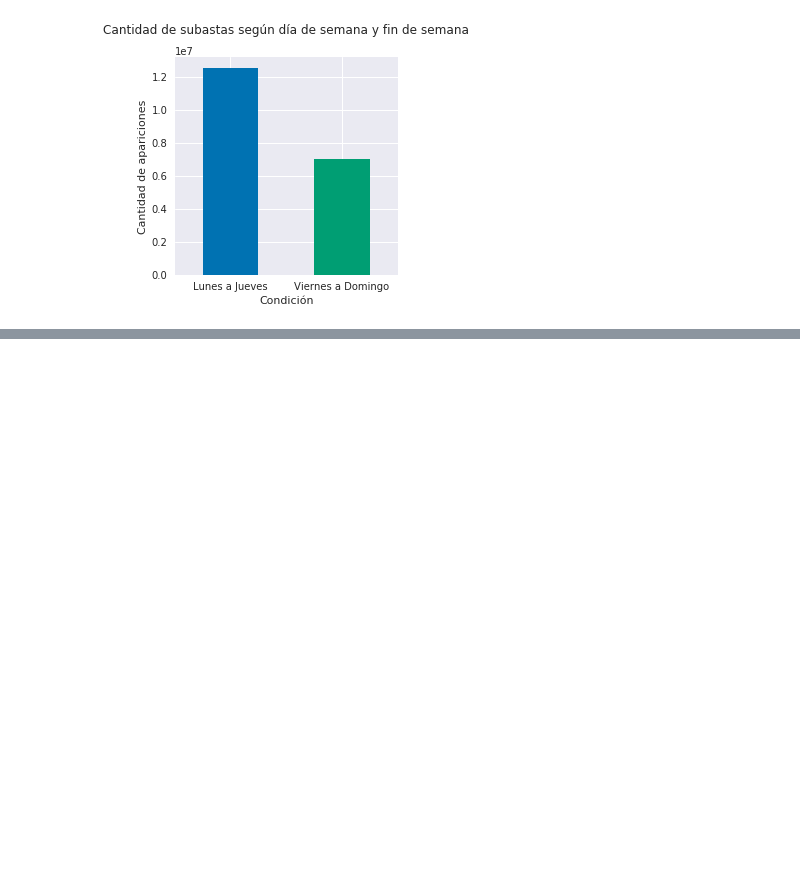
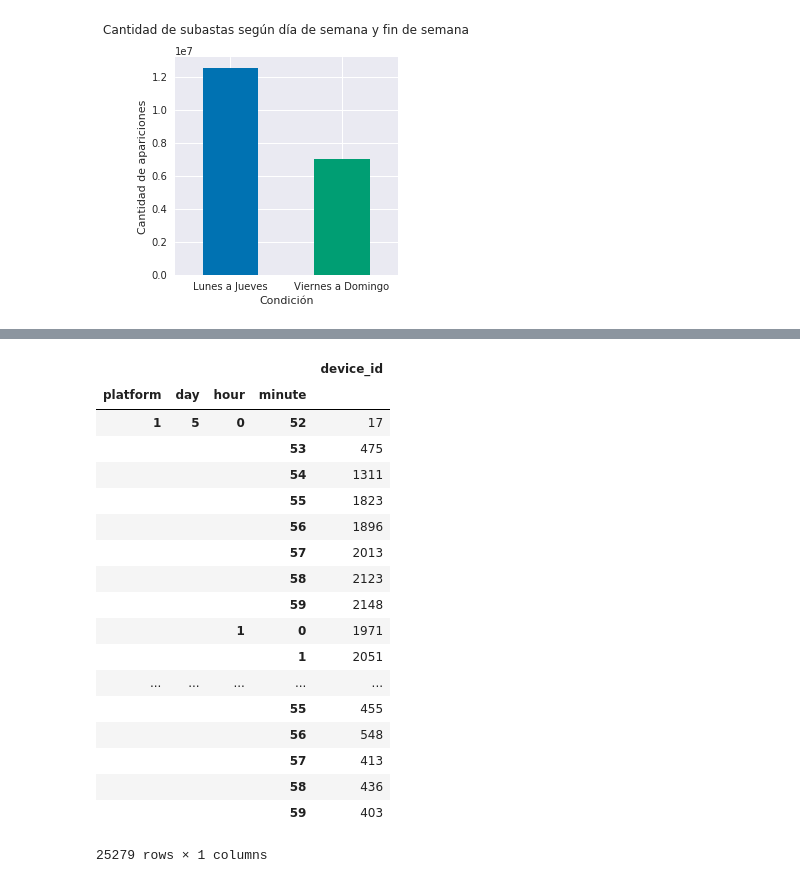
Before and after one commit to mateoicalvo/7506, a Jupyter notebook: tp1/analisis/auctions/auctions.ipynb, the cells around one changed output, grey strips where cells are left out. Drawn from its saved outputs; the diff is of its cells as text; code cells hidden in the pictures; blank space fills up the shorter version.

```diff
--- a/tp1/analisis/auctions/auctions.ipynb
+++ b/tp1/analisis/auctions/auctions.ipynb
@@ -144,0 +166,22 @@ plt.xticks(np.arange(2),["Lunes a Jueves", "Viernes a Domingo"], rotation="horiz
+# %%
+auctions.groupby(["platform", "day", "hour", "minute"]).agg({"device_id" : "count"})
+# %% [output]
+|  |  |  |  | device_id |
+| platform | day | hour | minute |  |
+| 1 | 5 | 0 | 52 | 17 |
+|  |  |  | 53 | 475 |
+|  |  |  | 54 | 1311 |
+|  |  |  | 55 | 1823 |
+|  |  |  | 56 | 1896 |
+|  |  |  | 57 | 2013 |
+|  |  |  | 58 | 2123 |
+|  |  |  | 59 | 2148 |
+|  |  | 1 | 0 | 1971 |
+|  |  |  | 1 | 2051 |
+| ... | ... | ... | ... | ... |
+|  |  |  | 55 | 455 |
+|  |  |  | 56 | 548 |
+|  |  |  | 57 | 413 |
+|  |  |  | 58 | 436 |
+|  |  |  | 59 | 403 |
+25279 rows × 1 columns
```
Also changed, not shown: parts of 7 cells of this notebook.
